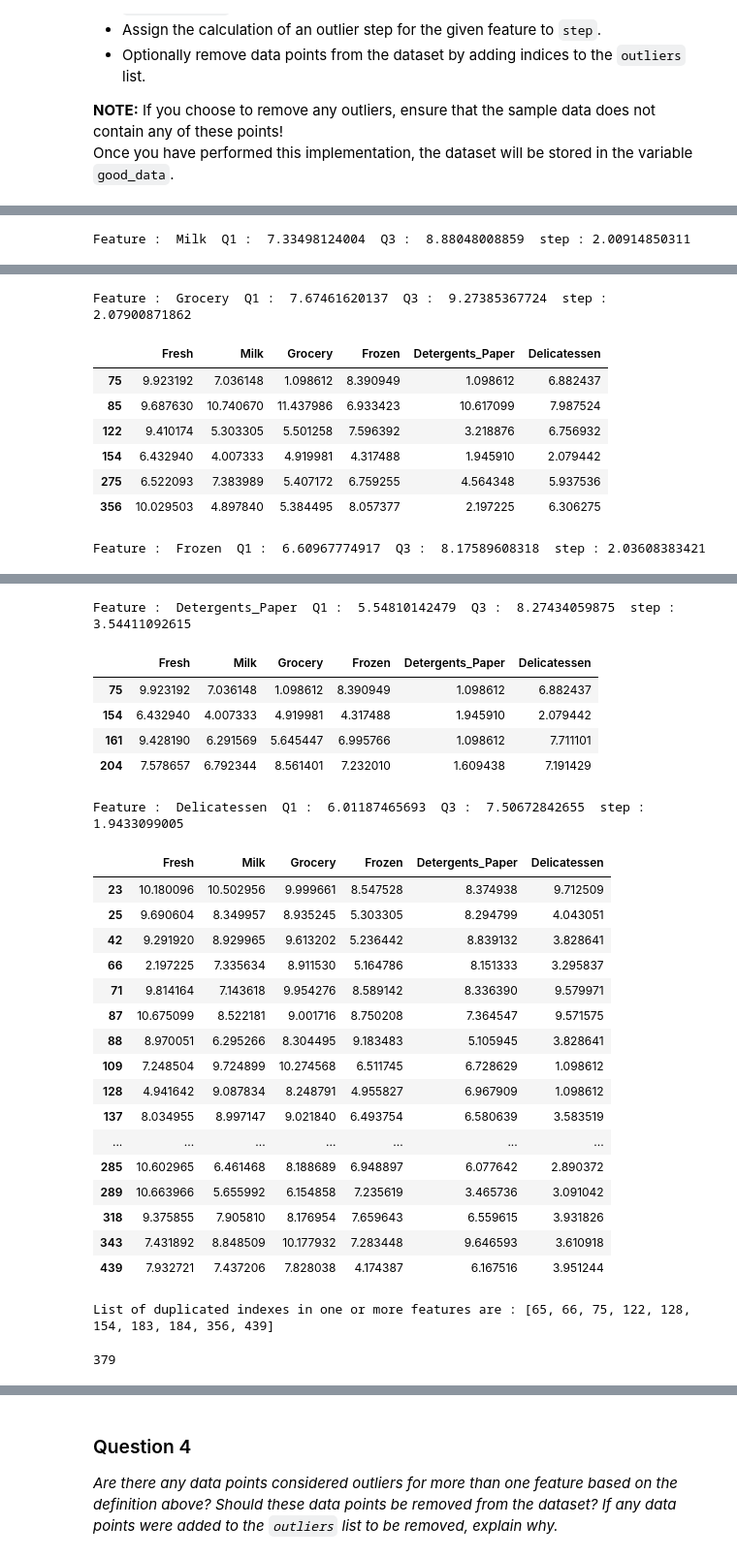
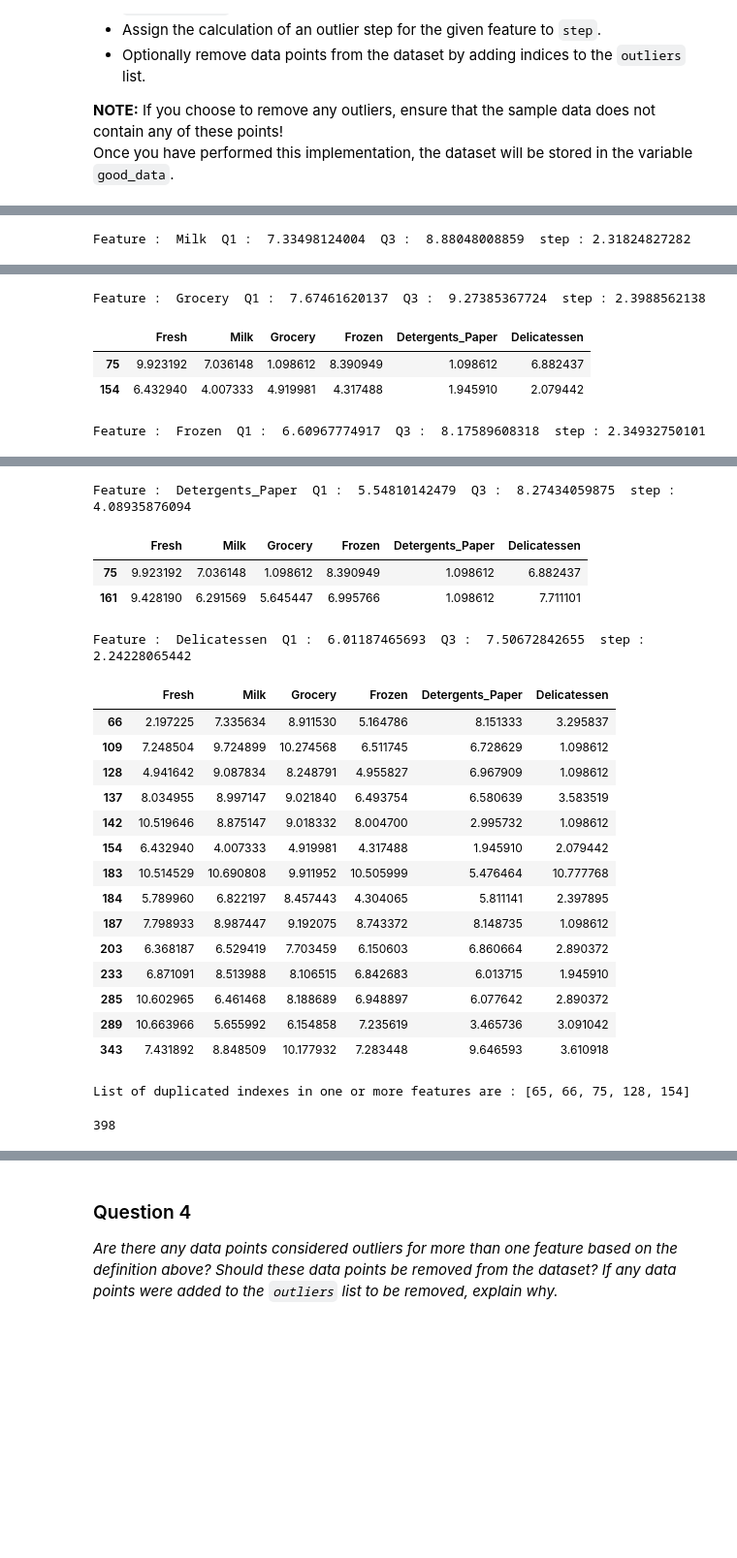
Before and after one commit to saiabhishekgv/Customer_Segments, a Jupyter notebook: customer_segments.ipynb, the cells around one changed output, grey strips where cells are left out. Shown at 97% size. Cells and saved outputs as stored; diff of their text form; code cells hidden in the pictures; blank space fills up the shorter version.

```diff
--- a/customer_segments.ipynb
+++ b/customer_segments.ipynb
@@ -209,7 +209,7 @@ for feature in log_data.keys():
     Q3 = np.percentile(log_data[feature], 75)
 
     # TODO: Use the interquartile range to calculate an outlier step (1.5 times the interquartile range)
-    step = 1.3*(Q3-Q1)
+    step = 1.5*(Q3-Q1)
 
     print 'Feature : ',feature , ' Q1 : ',Q1 ,' Q3 : ',Q3,' step :',step
     # Display the outliers
@@ -242,5 +242,5 @@ Feature :  Fresh  Q1 :  8.04805870221  Q3 :  9.73706394795  step : 2.19570681946
 | 355 | 5.247024 | 6.588926 | 7.606885 | 5.501258 | 5.214936 | 4.844187 |
 | 357 | 3.610918 | 7.150701 | 10.011086 | 4.919981 | 8.816853 | 4.700480 |
 | 412 | 4.574711 | 8.190077 | 9.425452 | 4.584967 | 7.996317 | 4.127134 |
-Feature :  Milk  Q1 :  7.33498124004  Q3 :  8.88048008859  step : 2.00914850311
+Feature :  Milk  Q1 :  7.33498124004  Q3 :  8.88048008859  step : 2.31824827282
 |  | Fresh | Milk | Grocery | Frozen | Detergents_Paper | Delicatessen |
@@ -251,14 +249,10 @@ Feature :  Milk  Q1 :  7.33498124004  Q3 :  8.88048008859  step : 2.00914850311
 | 154 | 6.432940 | 4.007333 | 4.919981 | 4.317488 | 1.945910 | 2.079442 |
 | 356 | 10.029503 | 4.897840 | 5.384495 | 8.057377 | 2.197225 | 6.306275 |
-Feature :  Grocery  Q1 :  7.67461620137  Q3 :  9.27385367724  step : 2.07900871862
+Feature :  Grocery  Q1 :  7.67461620137  Q3 :  9.27385367724  step : 2.3988562138
 |  | Fresh | Milk | Grocery | Frozen | Detergents_Paper | Delicatessen |
 | 75 | 9.923192 | 7.036148 | 1.098612 | 8.390949 | 1.098612 | 6.882437 |
-| 85 | 9.687630 | 10.740670 | 11.437986 | 6.933423 | 10.617099 | 7.987524 |
-| 122 | 9.410174 | 5.303305 | 5.501258 | 7.596392 | 3.218876 | 6.756932 |
 | 154 | 6.432940 | 4.007333 | 4.919981 | 4.317488 | 1.945910 | 2.079442 |
-| 275 | 6.522093 | 7.383989 | 5.407172 | 6.759255 | 4.564348 | 5.937536 |
-| 356 | 10.029503 | 4.897840 | 5.384495 | 8.057377 | 2.197225 | 6.306275 |
-Feature :  Frozen  Q1 :  6.60967774917  Q3 :  8.17589608318  step : 2.03608383421
+Feature :  Frozen  Q1 :  6.60967774917  Q3 :  8.17589608318  step : 2.34932750101
 |  | Fresh | Milk | Grocery | Frozen | Detergents_Paper | Delicatessen |
 | 38 | 8.431853 | 9.663261 | 9.723703 | 3.496508 | 8.847360 | 6.070738 |
 | 57 | 8.597297 | 9.203618 | 9.257892 | 3.637586 | 8.932213 | 7.156177 |
@@ -274,34 +262,30 @@ Feature :  Frozen  Q1 :  6.60967774917  Q3 :  8.17589608318  step : 2.0360838342
 | 264 | 6.978214 | 9.177714 | 9.645041 | 4.110874 | 8.696176 | 7.142827 |
 | 325 | 10.395650 | 9.728181 | 9.519735 | 11.016479 | 7.148346 | 8.632128 |
 | 420 | 8.402007 | 8.569026 | 9.490015 | 3.218876 | 8.827321 | 7.239215 |
 | 429 | 9.060331 | 7.467371 | 8.183118 | 3.850148 | 4.430817 | 7.824446 |
 | 439 | 7.932721 | 7.437206 | 7.828038 | 4.174387 | 6.167516 | 3.951244 |
-Feature :  Detergents_Paper  Q1 :  5.54810142479  Q3 :  8.27434059875  step : 3.54411092615
+Feature :  Detergents_Paper  Q1 :  5.54810142479  Q3 :  8.27434059875  step : 4.08935876094
 |  | Fresh | Milk | Grocery | Frozen | Detergents_Paper | Delicatessen |
 | 75 | 9.923192 | 7.036148 | 1.098612 | 8.390949 | 1.098612 | 6.882437 |
-| 154 | 6.432940 | 4.007333 | 4.919981 | 4.317488 | 1.945910 | 2.079442 |
 | 161 | 9.428190 | 6.291569 | 5.645447 | 6.995766 | 1.098612 | 7.711101 |
-| 204 | 7.578657 | 6.792344 | 8.561401 | 7.232010 | 1.609438 | 7.191429 |
-Feature :  Delicatessen  Q1 :  6.01187465693  Q3 :  7.50672842655  step : 1.9433099005
+Feature :  Delicatessen  Q1 :  6.01187465693  Q3 :  7.50672842655  step : 2.24228065442
 |  | Fresh | Milk | Grocery | Frozen | Detergents_Paper | Delicatessen |
-| 23 | 10.180096 | 10.502956 | 9.999661 | 8.547528 | 8.374938 | 9.712509 |
-| 25 | 9.690604 | 8.349957 | 8.935245 | 5.303305 | 8.294799 | 4.043051 |
-| 42 | 9.291920 | 8.929965 | 9.613202 | 5.236442 | 8.839132 | 3.828641 |
 | 66 | 2.197225 | 7.335634 | 8.911530 | 5.164786 | 8.151333 | 3.295837 |
-| 71 | 9.814164 | 7.143618 | 9.954276 | 8.589142 | 8.336390 | 9.579971 |
-| 87 | 10.675099 | 8.522181 | 9.001716 | 8.750208 | 7.364547 | 9.571575 |
-| 88 | 8.970051 | 6.295266 | 8.304495 | 9.183483 | 5.105945 | 3.828641 |
 | 109 | 7.248504 | 9.724899 | 10.274568 | 6.511745 | 6.728629 | 1.098612 |
 | 128 | 4.941642 | 9.087834 | 8.248791 | 4.955827 | 6.967909 | 1.098612 |
 | 137 | 8.034955 | 8.997147 | 9.021840 | 6.493754 | 6.580639 | 3.583519 |
-| ... | ... | ... | ... | ... | ... | ... |
+| 142 | 10.519646 | 8.875147 | 9.018332 | 8.004700 | 2.995732 | 1.098612 |
+| 154 | 6.432940 | 4.007333 | 4.919981 | 4.317488 | 1.945910 | 2.079442 |
+| 183 | 10.514529 | 10.690808 | 9.911952 | 10.505999 | 5.476464 | 10.777768 |
+| 184 | 5.789960 | 6.822197 | 8.457443 | 4.304065 | 5.811141 | 2.397895 |
+| 187 | 7.798933 | 8.987447 | 9.192075 | 8.743372 | 8.148735 | 1.098612 |
+| 203 | 6.368187 | 6.529419 | 7.703459 | 6.150603 | 6.860664 | 2.890372 |
+| 233 | 6.871091 | 8.513988 | 8.106515 | 6.842683 | 6.013715 | 1.945910 |
 | 285 | 10.602965 | 6.461468 | 8.188689 | 6.948897 | 6.077642 | 2.890372 |
 | 289 | 10.663966 | 5.655992 | 6.154858 | 7.235619 | 3.465736 | 3.091042 |
-| 318 | 9.375855 | 7.905810 | 8.176954 | 7.659643 | 6.559615 | 3.931826 |
 | 343 | 7.431892 | 8.848509 | 10.177932 | 7.283448 | 9.646593 | 3.610918 |
-| 439 | 7.932721 | 7.437206 | 7.828038 | 4.174387 | 6.167516 | 3.951244 |
-List of duplicated indexes in one or more features are : [65, 66, 75, 122, 128, 154, 183, 184, 356, 439]
+List of duplicated indexes in one or more features are : [65, 66, 75, 128, 154]
-379
+398
 # %%
 pd.scatter_matrix(good_data, alpha = 0.3, figsize = (14,8), diagonal = 'kde');
 # %% [output]
```
Also changed, not shown: parts of 17 cells of this notebook, 1 other file.
